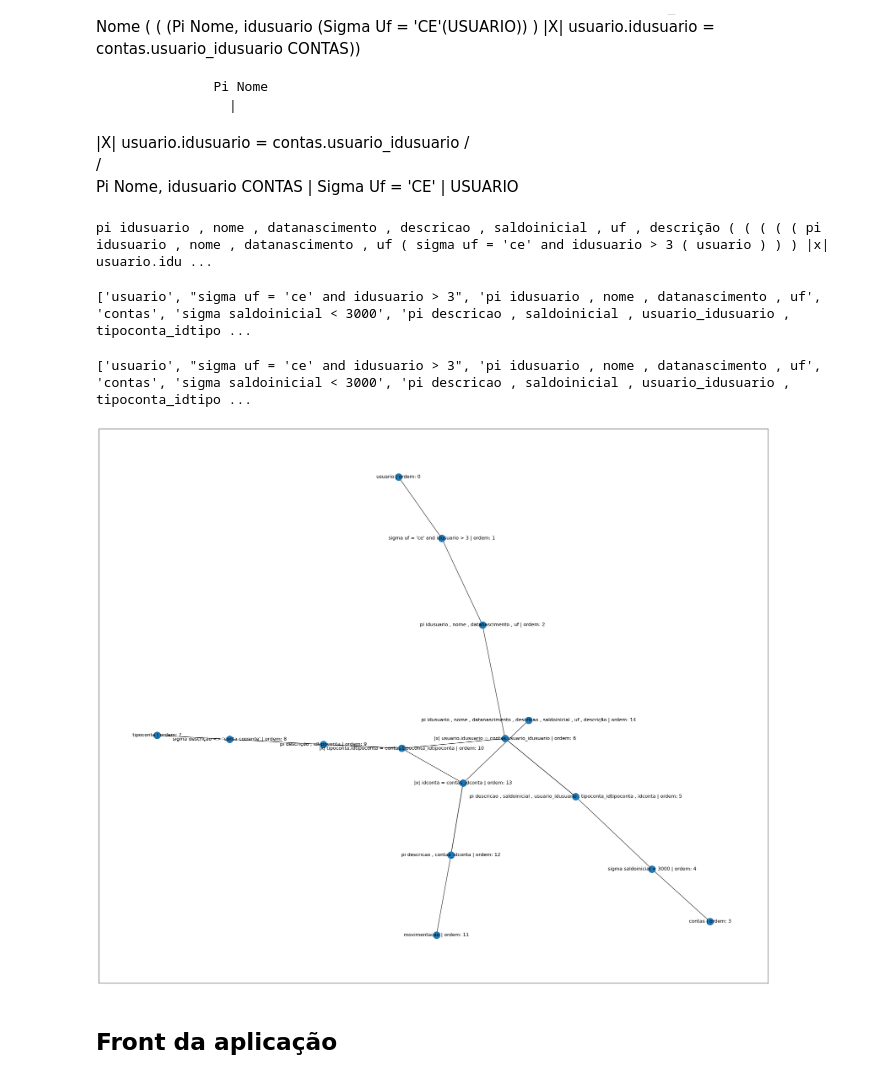
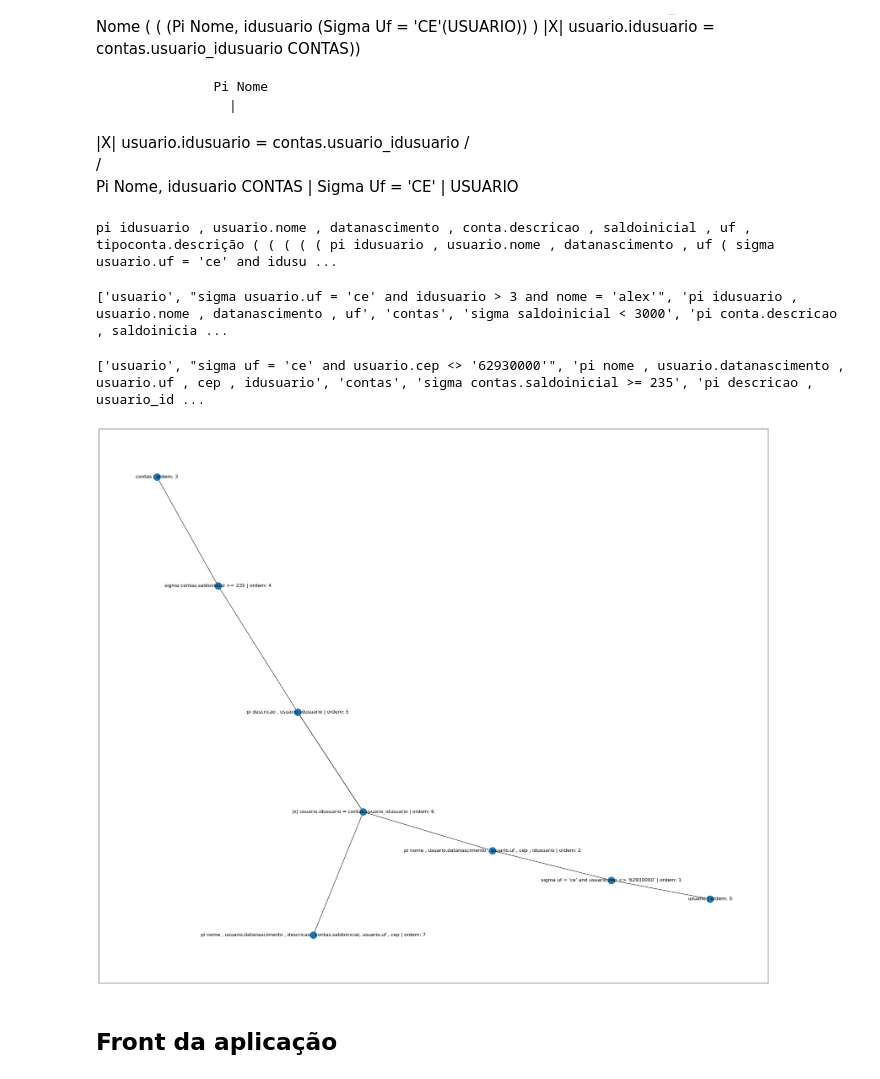
Before and after one commit to wendeljuliao/Processador-de-Consultas, a Jupyter notebook: ProcessadorConsultas-Wendel.ipynb, the cells around one changed output. Cells and saved outputs as stored; diff of their text form; code cells hidden in the pictures.

```diff
--- a/ProcessadorConsultas-Wendel.ipynb
+++ b/ProcessadorConsultas-Wendel.ipynb
@@ -45,7 +45,11 @@ teste5 = 'SIGMA UF = "CE" AND NOME = "ALEX" ( usuario |X| usuario.idusuario = Co
 teste6 = 'PI Nome , TipoConta_idTipoConta ( usuario |X| usuario.idusuario = Contas.Usuario_idUsuario Contas )'
 
 teste7 = 'PI Usuario.Nome , Usuario.Datanascimento , Conta.idConta , Descricao ( SIGMA UF = "CE" AND Usuario.NOME = "ALEX" AND idConta <> 1 ( usuario |X| usuario.idusuario = Contas.Usuario_idUsuario Contas ) )'
-teste8 = "PI idusuario , nome , datanascimento , descricao , saldoinicial , UF , Descrição ( SIGMA saldoinicial < 3000 and uf = 'ce' and Descrição <> 'Conta Corrente' and idusuario > 3 ( ( ( usuario |X| usuario.idUsuario = contas.Usuario_idUsuario contas ) |X| tipoconta.idTipoConta = contas.TipoConta_idTipoConta tipoConta ) |X| idConta = Contas_idConta  Movimentacao ) )"
+teste8 = "PI idusuario , nome , datanascimento , descricao , saldoinicial , UF , Descrição ( SIGMA saldoinicial < 3000 and Usuario.uf = 'ce' and tipoconta.Descrição <> 'Conta Corrente' and idusuario > 3 ( ( ( usuario |X| usuario.idUsuario = contas.Usuario_idUsuario contas ) |X| tipoconta.idTipoConta = contas.TipoConta_idTipoConta tipoConta ) |X| idConta = Contas_idConta  Movimentacao ) )"
+teste9 = "PI idusuario , Usuario.nome , datanascimento , Conta.descricao , saldoinicial , UF , tipoconta.Descrição ( SIGMA saldoinicial < 3000 and Usuario.uf = 'ce' and tipoconta.Descrição <> 'Conta Corrente' and idusuario > 3 and nome = 'Alex' ( ( ( usuario |X| usuario.idUsuario = contas.Usuario_idUsuario contas ) |X| tipoconta.idTipoConta = contas.TipoConta_idTipoConta tipoConta ) |X| idConta = Contas_idConta  Movimentacao ) )"
+
+
+testeProfBase = "PI nome , Usuario.datanascimento , descricao , Contas.saldoinicial, Usuario.uf , cep ( SIGMA Contas.saldoinicial >= 235 and uf = 'ce' and usuario.cep <> '62930000' ( usuario |X| usuario.idUsuario = contas.Usuario_idUsuario contas ) )"
 
 testeProf1 = "PI nome , datanascimento , descricao , saldoinicial ( SIGMA saldoinicial >= 235 and uf = 'ce' and cep <> '62930000' ( usuario |X| usuario.idUsuario = contas.Usuario_idUsuario contas ) )"
 testeProf2 = "PI idusuario , nome , datanascimento , descricao , saldoinicial , UF , Descrição ( SIGMA saldoinicial < 3000 and uf = 'ce' and Descrição <> 'Conta Corrente' and idusuario > 3 ( ( usuario |X| usuario.idUsuario = contas.Usuario_idUsuario contas ) |X| tipoconta.idTipoConta = contas.TipoConta_idTipoConta tipoConta ) )"
@@ -218,7 +222,17 @@ def optimization_alg_rel(text):
 
     for field in array_fields_must_need:
         for table in database.keys():
-            achou = field.lower() in [x.lower() for x in database.get(table)]
+            value = field.split()[0].lower()
+
+            value_split_dot = value.split('.')
+
+            if len(value_split_dot) >= 2:
+                value = value_split_dot[1]
+
+            achou = value in [x.lower() for x in database.get(table)]
+           # print(field.lower())
+           # print(achou)
+           # print()
             if achou:
                 dict_tables_aux_fields_must_need.get(table).append(field)
     # print(dict_sigma_in_table)
@@ -262,11 +276,11 @@ def optimization_alg_rel(text):
 
     return text_lower_case
 # %%
-alg_rel_optimized = optimization_alg_rel(teste8)
+alg_rel_optimized = optimization_alg_rel(teste9)
 
 print(alg_rel_optimized)
 # %% [output]
-pi idusuario , nome , datanascimento , descricao , saldoinicial , uf , descrição ( ( ( ( ( pi idusuario , nome , datanascimento , uf ( sigma uf = 'ce' and idusuario > 3 ( usuario ) ) ) |x| usuario.idu ...
+pi idusuario , usuario.nome , datanascimento , conta.descricao , saldoinicial , uf , tipoconta.descrição ( ( ( ( ( pi idusuario , usuario.nome , datanascimento , uf ( sigma usuario.uf = 'ce' and idusu ...
 # %%
 class Vertice:
 
@@ -387,7 +401,7 @@ def create_grafo(alg_rel_optimized):
 # %%
 grafo_ord_exec = create_grafo(alg_rel_optimized)
 # %% [output]
-['usuario', "sigma uf = 'ce' and idusuario > 3", 'pi idusuario , nome , datanascimento , uf', 'contas', 'sigma saldoinicial < 3000', 'pi descricao , saldoinicial , usuario_idusuario , tipoconta_idtipo ...
+['usuario', "sigma usuario.uf = 'ce' and idusuario > 3 and nome = 'alex'", 'pi idusuario , usuario.nome , datanascimento , uf', 'contas', 'sigma saldoinicial < 3000', 'pi conta.descricao , saldoinicia ...
 # %%
 def draw_grafo(grafo_ord_exec):
     plt.figure(figsize=(30,25))
@@ -404,10 +418,10 @@ def steps_execution(sql_sentence):
     grafo_ord_exec = create_grafo(sql_optimized)
     draw_grafo(grafo_ord_exec)
 # %%
-steps_execution(teste8)
+steps_execution(testeProfBase)
 # %% [output]
-['usuario', "sigma uf = 'ce' and idusuario > 3", 'pi idusuario , nome , datanascimento , uf', 'contas', 'sigma saldoinicial < 3000', 'pi descricao , saldoinicial , usuario_idusuario , tipoconta_idtipo ...
+['usuario', "sigma uf = 'ce' and usuario.cep <> '62930000'", 'pi nome , usuario.datanascimento , usuario.uf , cep , idusuario', 'contas', 'sigma contas.saldoinicial >= 235', 'pi descricao , usuario_id ...
-[figure, old version]
+[figure, new version]
 # %% [markdown]
 ## Front da aplicação
 # %%
```
Also changed, not shown: parts of 1 cell of this notebook, 1 other file.
